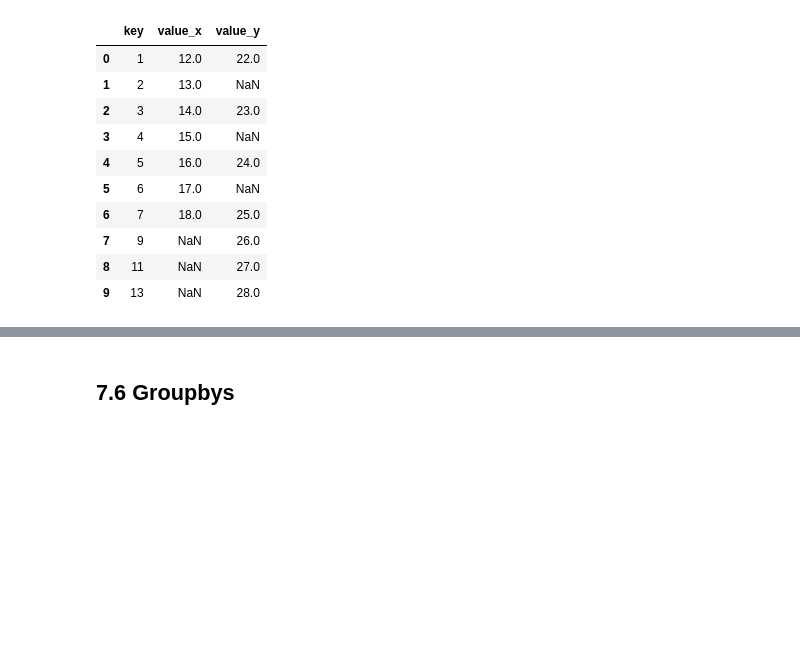
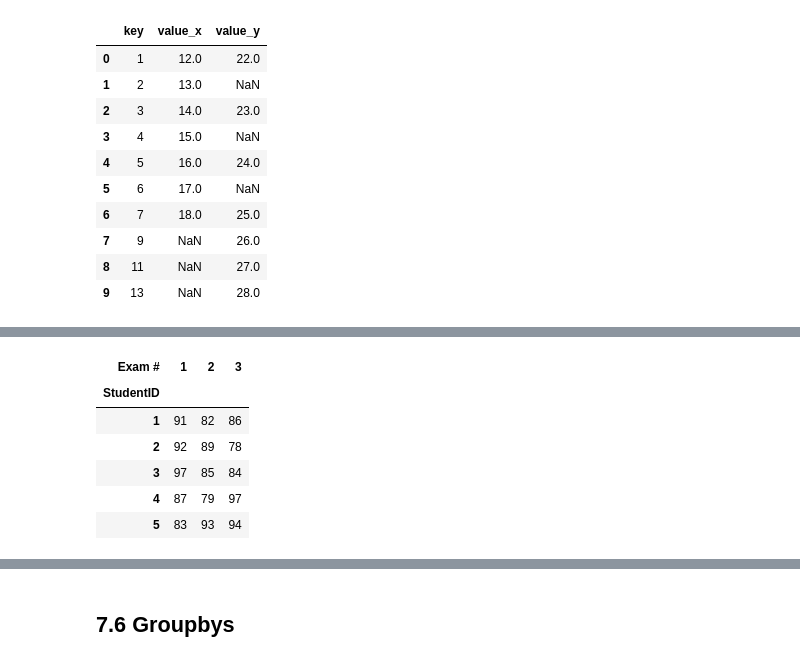
Before and after one commit to drolsonmi/math3080, a Jupyter notebook: Notes/07 Data Wrangling.ipynb, the cells around one changed output, grey strips where cells are left out. Saved outputs shown, nothing was run; the diff lists cells and outputs as text; code cells hidden in the pictures; blank space fills up the shorter version.

```diff
--- a/Notes/07 Data Wrangling.ipynb
+++ b/Notes/07 Data Wrangling.ipynb
@@ -348,0 +370,12 @@ Sometimes, the two datasets are the same, but both sets are incomplete, and we w
+# %%
+scores_pivot = student_scores.pivot(index='StudentID', columns='Exam #', values='Score')
+scores_pivot
+# Known as a Pivot Table, or Wide Format
+# %% [output]
+| Exam # | 1 | 2 | 3 |
+| StudentID |  |  |  |
+| 1 | 91 | 82 | 86 |
+| 2 | 92 | 89 | 78 |
+| 3 | 97 | 85 | 84 |
+| 4 | 87 | 79 | 97 |
+| 5 | 83 | 93 | 94 |
```
Also changed, not shown: parts of 17 cells of this notebook.
